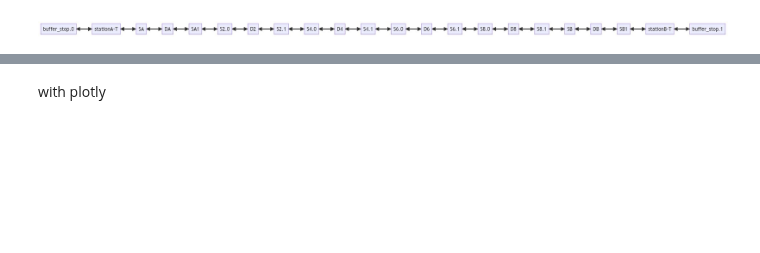
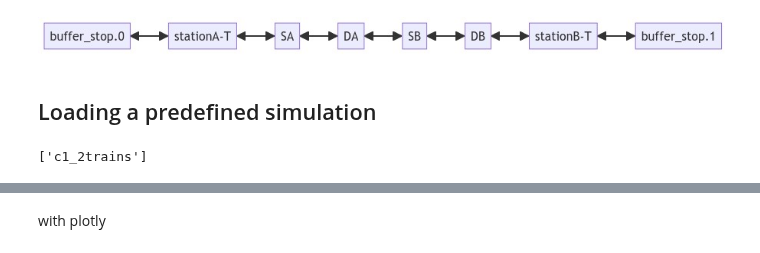
Before and after one commit to y-plus/pyOSRD, a Jupyter notebook: doc/tutorials/1_use_case.ipynb, the cells around one changed output, grey strips where cells are left out. Cells and saved outputs as stored; diff of their text form; code cells hidden in the pictures; blank space fills up the shorter version.

```diff
--- a/doc/tutorials/1_use_case.ipynb
+++ b/doc/tutorials/1_use_case.ipynb
@@ -45,4 +11,12 @@ sim = OSRD(use_case=use_case, dir='tmp')
-# %%
-sim.draw_infra_points()
-# %% [output]
-[figure, removed]
+# %%
+sim = OSRD(infra='c1', dir='tmp')
+
+sim.draw_infra_points()
+# %% [output]
+[figure, added]
+# %% [markdown]
+## Loading a predefined simulation
+# %%
+OSRD.simulations
+# %% [output]
+['c1_2trains']
```
Also changed, not shown: parts of 14 cells of this notebook, 50 other files.
